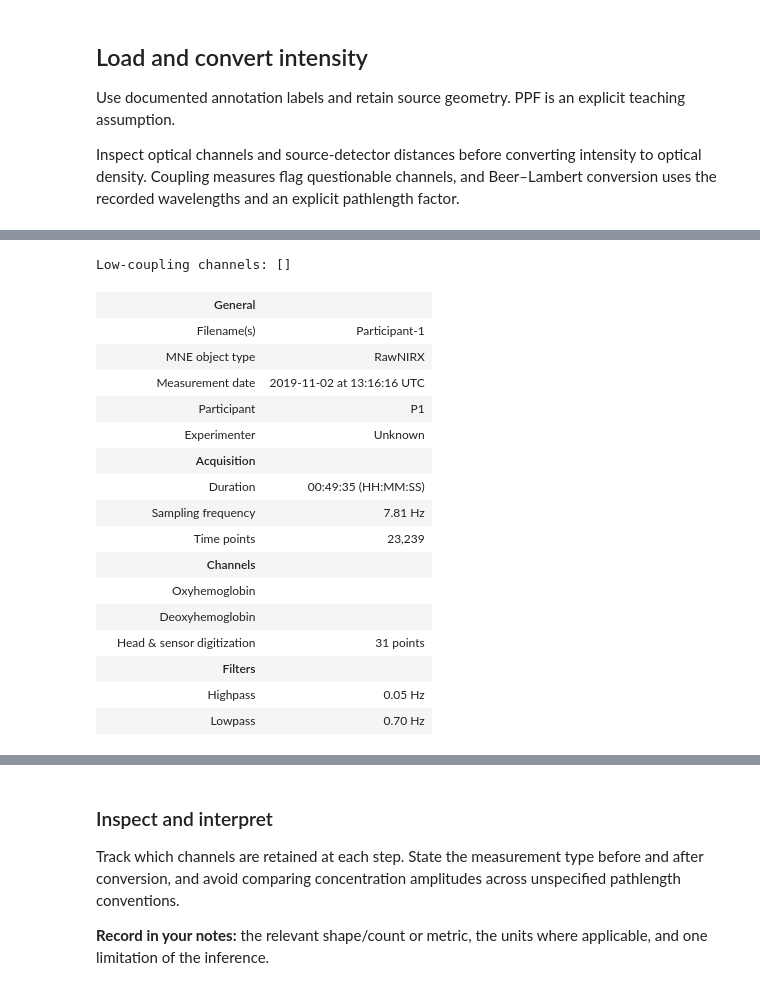
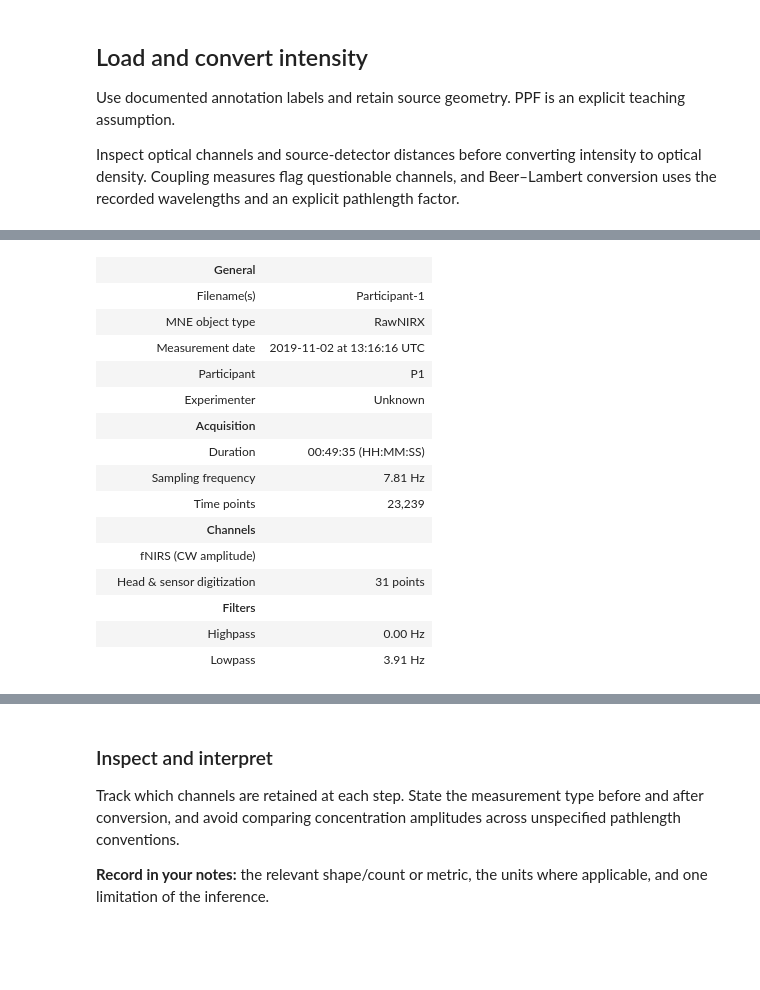
Before and after one commit to berdakh/ROBT613-BCI-Workshop, a Jupyter notebook: notebooks/12_fnirs_motor_paradigm.ipynb, the cells around one changed output, grey strips where cells are left out. Cells and saved outputs as stored; diff of their text form; code cells hidden in the pictures; blank space fills up the shorter version.

Commit message:
Make every notebook self-contained with inline practice, solutions and visual explanations

```diff
--- a/notebooks/12_fnirs_motor_paradigm.ipynb
+++ b/notebooks/12_fnirs_motor_paradigm.ipynb
@@ -181,34 +334,32 @@ Inspect optical channels and source-detector distances before converting intensi
 # %%
-from mne.preprocessing.nirs import (optical_density,beer_lambert_law,
-                                      scalp_coupling_index,source_detector_distances)
-path=mne.datasets.fnirs_motor.data_path(path=DATA_ROOT,update_path=False)
-intensity=mne.io.read_raw_nirx(path/'Participant-1',preload=True,verbose=False)
-intensity.annotations.rename({'1.0':'Control','2.0':'Left','3.0':'Right'})
-intensity.annotations.delete(np.where(intensity.annotations.description=='15.0')[0])
-distance=source_detector_distances(intensity.info)
-intensity.pick(np.where(distance>.01)[0])
-od=optical_density(intensity)
-sci=scalp_coupling_index(od)
-od.info['bads']=[ch for ch,s in zip(od.ch_names,sci) if s<.5]
-print('Low-coupling channels:',od.info['bads'])
-haemo=beer_lambert_law(od,ppf=.1)
-haemo.filter(.05,.7,h_trans_bandwidth=.2,l_trans_bandwidth=.02)
+# Import the named tools used in this step.
+from mne.preprocessing.nirs import optical_density, beer_lambert_law, scalp_coupling_index, source_detector_distances
+# Store this intermediate result so the next operation can be traced and inspected.
+path = mne.datasets.fnirs_motor.data_path(path=DATA_ROOT, update_path=False)
+# Read optical intensity and wavelength/optode metadata together.
+intensity = mne.io.read_raw_nirx(path / 'Participant-1', preload=True, verbose=False)
+# Apply the stated operation to the current object; use the surrounding explanation to check its role.
+intensity.annotations.rename({'1.0': 'Control', '2.0': 'Left', '3.0': 'Right'})
+# Apply the stated operation to the current object; use the surrounding explanation to check its role.
+intensity.annotations.delete(np.where(intensity.annotations.description == '15.0')[0])
+# Read optode separation distances; this is sensor geometry, not source imaging.
+distance = source_detector_distances(intensity.info)
+# Apply the stated operation to the current object; use the surrounding explanation to check its role.
+intensity.pick(np.where(distance > 0.01)[0])
 # %% [output]
-Low-coupling channels: []
 |  | General |  |
 |  | Filename(s) | Participant-1 |
 |  | MNE object type | RawNIRX |
 |  | Measurement date | 2019-11-02 at 13:16:16 UTC |
 |  | Participant | P1 |
 |  | Experimenter | Unknown |
 |  | Acquisition |  |
 |  | Duration | 00:49:35 (HH:MM:SS) |
 |  | Sampling frequency | 7.81 Hz |
 |  | Time points | 23,239 |
 |  | Channels |  |
-|  | Oxyhemoglobin |  |
-|  | Deoxyhemoglobin |  |
+|  | fNIRS (CW amplitude) |  |
 |  | Head & sensor digitization | 31 points |
 |  | Filters |  |
-|  | Highpass | 0.05 Hz |
-|  | Lowpass | 0.70 Hz |
+|  | Highpass | 0.00 Hz |
+|  | Lowpass | 3.91 Hz |
```
Also changed, not shown: parts of 81 cells of this notebook, 15 other files.
